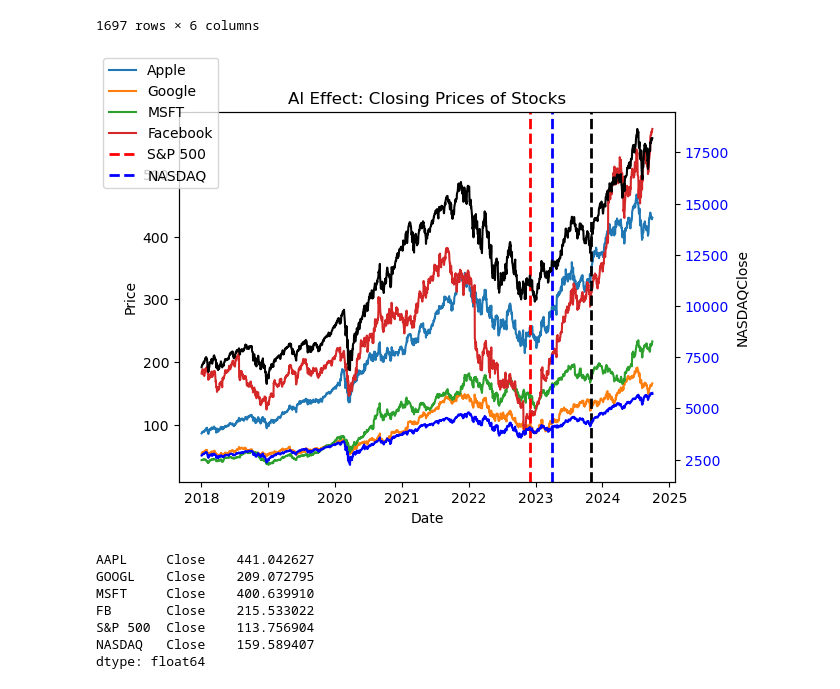
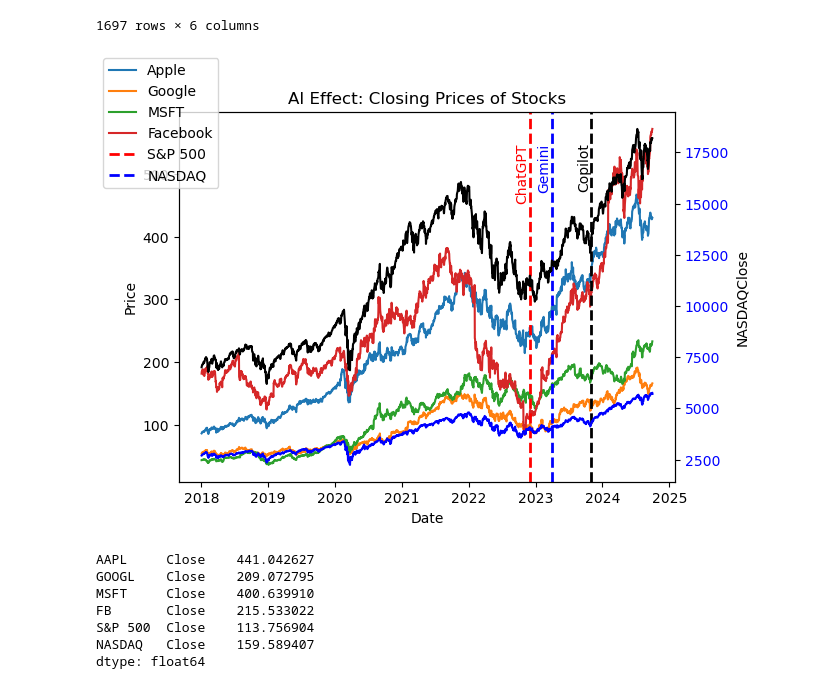
Before and after one commit to KingCam12/Project1_Group3, a Jupyter notebook: project1_group3.ipynb, the cells around one changed output. Cells and saved outputs as stored; diff of their text form; code cells hidden in the pictures.

Commit message:
Added legends to the lines for each release

```diff
--- a/project1_group3.ipynb
+++ b/project1_group3.ipynb
@@ -369,34 +369,40 @@ ax1.set_xlabel("Date")
 ax1.set_ylabel("Price")
 ax1.tick_params(axis="y")
 
 # Draw a verticle line for release of ChatGPT 2022-11-30 (Red Line)
 date_value = pd.to_datetime('2022-11-30')
 ax1.axvline(date_value, color='r', linestyle='--', lw=2)
+# Add text annotation for ChatGPT
+ax1.text(date_value, 550, "ChatGPT", color='r', rotation=90, ha='right', va='top')
 
 # Draw a verticle line for release of Gemini (2023-03-30) (Blue Line)
 date_value = pd.to_datetime('2023-03-30')
 ax1.axvline(date_value, color='b', linestyle='--', lw=2)
+# Add text annotation for ChatGPT
+ax1.text(date_value, 550, "Gemini", color='b', rotation=90, ha='right', va='top')
 
 # Draw a verticle line for release of Copilot+ (2023-11-01) (Black Line)
 date_value = pd.to_datetime('2023-11-01')
 ax1.axvline(date_value, color='black', linestyle='--', lw=2)
+# Add text annotation for ChatGPT
+ax1.text(date_value, 550, "Copilot", color='black', rotation=90, ha='right', va='top')
 
 # Create a second y-axis for the S&P 500
 ax2 = ax1.twinx()
 
 # Plot the S&P 500 on the right y-axis
 ax2.plot(sp500_data_2018_2024['Close'], color="b", label="S&P 500")
 ax2.plot(nasdaq_data_2018_2024['Close'], color="black", label="NASDAQ")
 ax2.set_ylabel("S&P500" + "Close", color="b")
 ax2.set_ylabel("NASDAQ" + "Close", color="black")
 ax2.tick_params(axis="y", labelcolor="b")
 
 # Show the plot
 plt.title("AI Effect: Closing Prices of Stocks")
 fig.legend(["Apple", "Google", "MSFT", "Facebook", "S&P 500", "NASDAQ"], loc="upper left")
 plt.show()
 # %% [output]
-[figure, old version]
+[figure, new version]
 # %%
 # Calculate total returns for each stock from 2018-01-01 to 2024-09-30
 start_prices = closing_prices_2018_2024.iloc[0]
```
Also changed, not shown: parts of 17 cells of this notebook, 4 other files.
